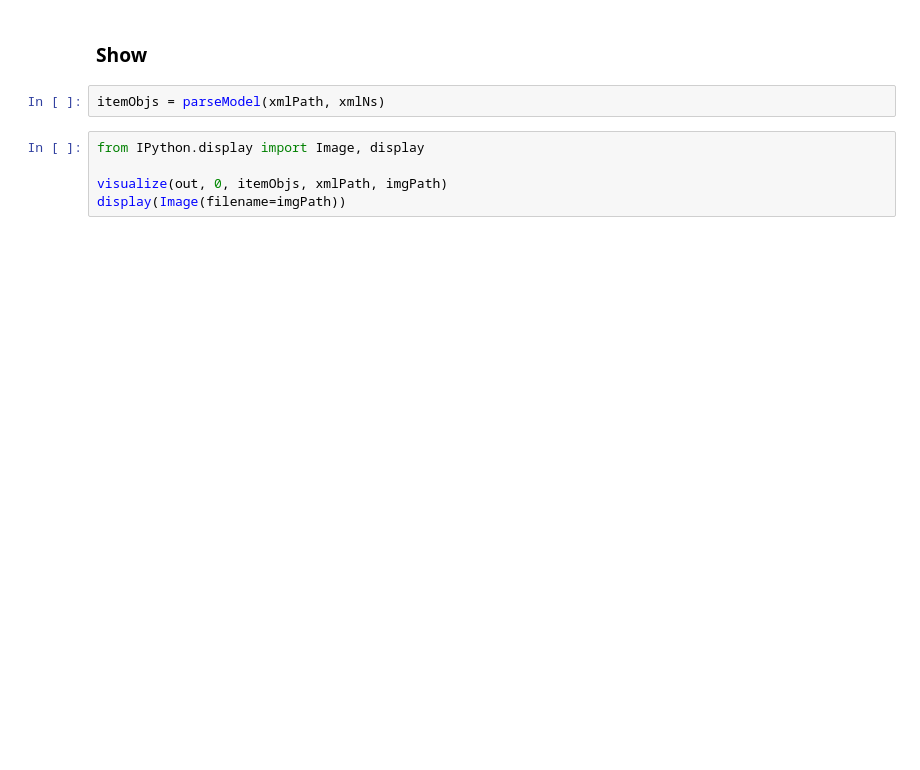
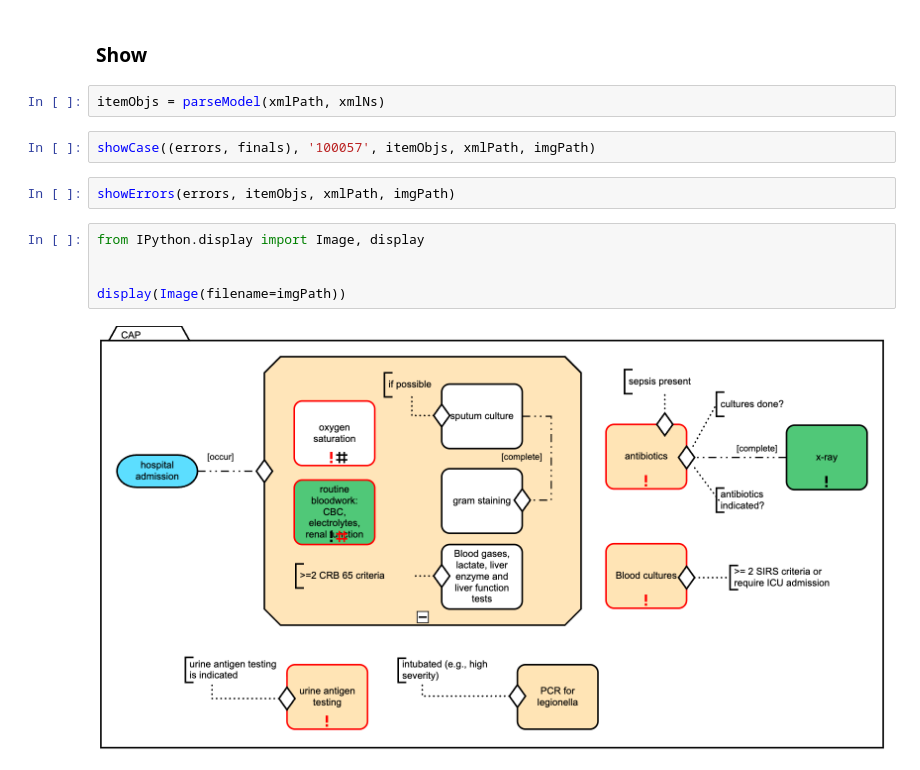
Before and after one commit to william-vw/cmmn3, a Jupyter notebook: run.ipynb, the cells around one changed output. Cells and saved outputs as stored; diff of their text form; blank space fills up the shorter version.

Commit message:
towards aggregating errors

```diff
--- a/run.ipynb
+++ b/run.ipynb
@@ -62,8 +80,14 @@ errors
 ### Show
 # %%
 itemObjs = parseModel(xmlPath, xmlNs)
+# %%
+showCase((errors, finals), '100057', itemObjs, xmlPath, imgPath)
+# %%
+showErrors(errors, itemObjs, xmlPath, imgPath)
 # %%
 from IPython.display import Image, display
 
-visualize(out, 0, itemObjs, xmlPath, imgPath)
+
 display(Image(filename=imgPath))
+# %% [output]
+[figure, added]
```
Also changed, not shown: parts of 4 cells of this notebook, 7 other files.
